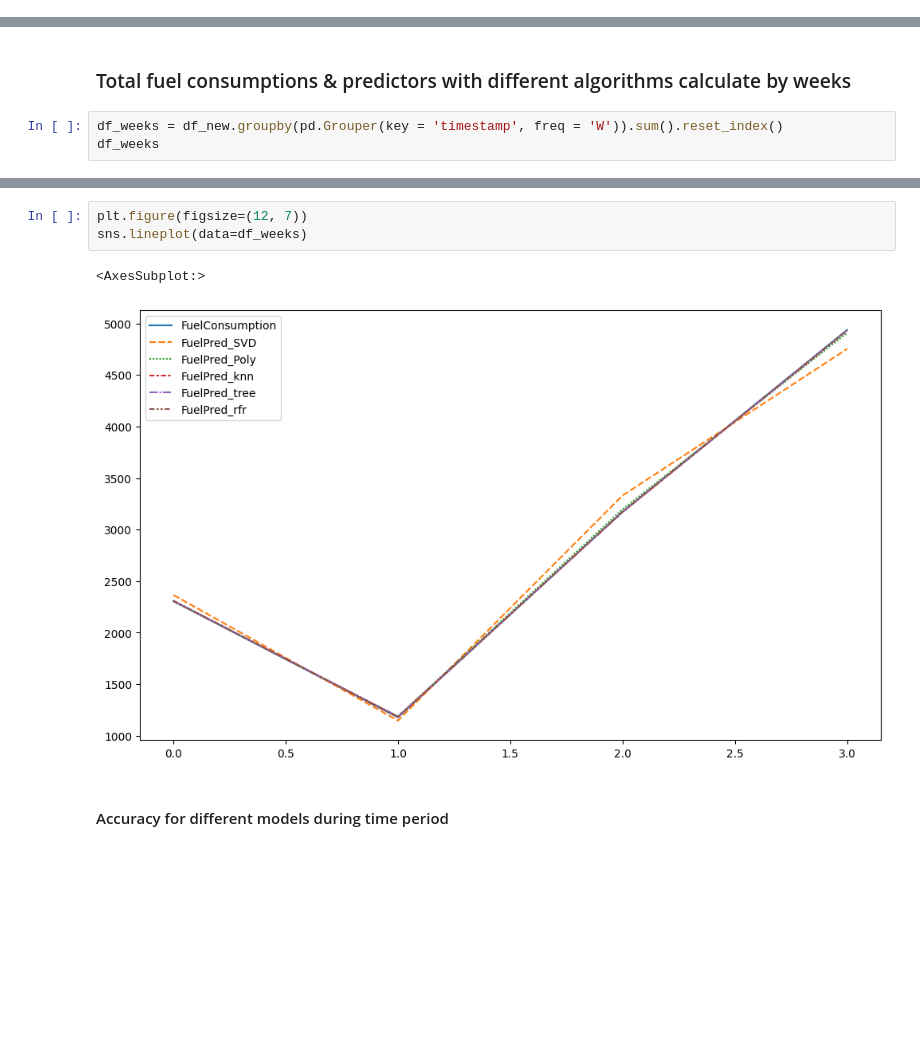
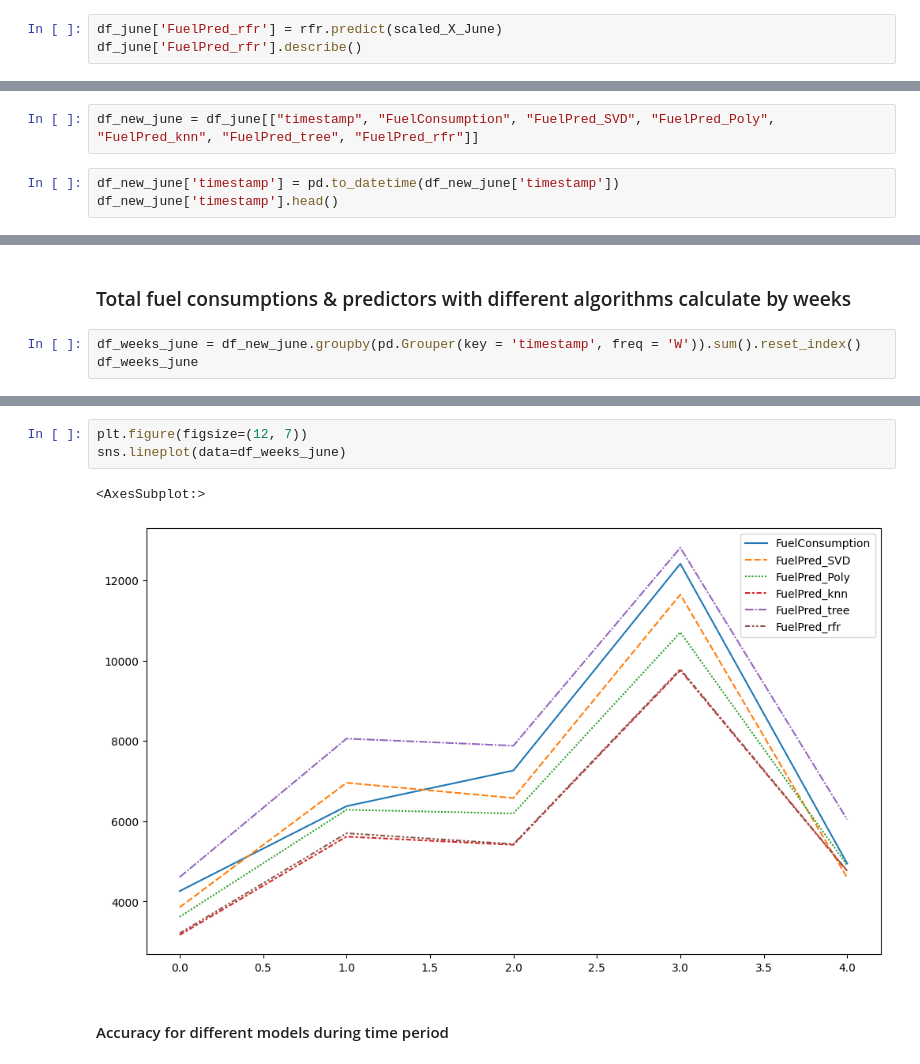
Before and after one commit to cooperhankun/Deep_learning, a Jupyter notebook: project/cetasol_aug/cetasol_agu.ipynb, the cells around one changed output, grey strips where cells are left out. Saved outputs shown, nothing was run; the diff lists cells and outputs as text; blank space fills up the shorter version.

Commit message:
agust predict june

```diff
--- a/project/cetasol_aug/cetasol_agu.ipynb
+++ b/project/cetasol_aug/cetasol_agu.ipynb
@@ -756,0 +707,3 @@ sns.lineplot(data=df_days)
+# %%
+df_june['FuelPred_rfr'] = rfr.predict(scaled_X_June)
+df_june['FuelPred_rfr'].describe()
@@ -756,0 +744,5 @@ sns.lineplot(data=df_days)
+# %%
+df_new_june = df_june[["timestamp", "FuelConsumption", "FuelPred_SVD", "FuelPred_Poly", "FuelPred_knn", "FuelPred_tree", "FuelPred_rfr"]]
+# %%
+df_new_june['timestamp'] = pd.to_datetime(df_new_june['timestamp'])
+df_new_june['timestamp'].head()
@@ -757,7 +797,7 @@ sns.lineplot(data=df_days)
 # %% [markdown]
 ### Total fuel consumptions  & predictors with different algorithms calculate by weeks
 # %%
-df_weeks = df_new.groupby(pd.Grouper(key = 'timestamp', freq = 'W')).sum().reset_index()
-df_weeks
+df_weeks_june = df_new_june.groupby(pd.Grouper(key = 'timestamp', freq = 'W')).sum().reset_index()
+df_weeks_june
 # %% [output]
 |  | timestamp | FuelConsumption | FuelPred_SVD | FuelPred_Poly | FuelPred_knn | FuelPred_tree | FuelPred_rfr |
@@ -786,9 +827,9 @@ Absolute Error (days) is 107.82 for model SVD
 # %%
 plt.figure(figsize=(12, 7))
-sns.lineplot(data=df_weeks)
+sns.lineplot(data=df_weeks_june)
 # %% [output]
 <AxesSubplot:>
-[figure, old version]
+[figure, new version]
 # %% [markdown]
 #### Accuracy for different models during time period
 # %% [markdown]
```
Also changed, not shown: parts of 56 cells of this notebook.
